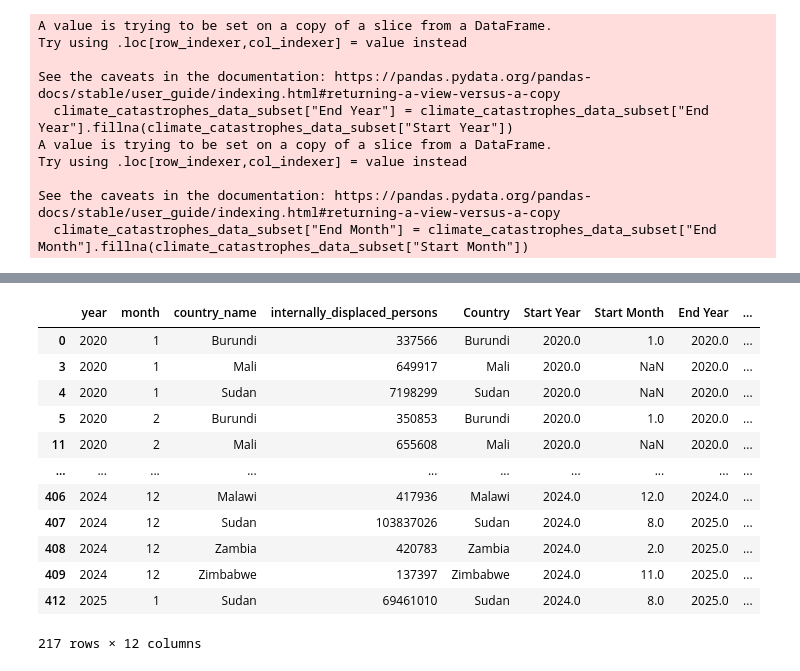
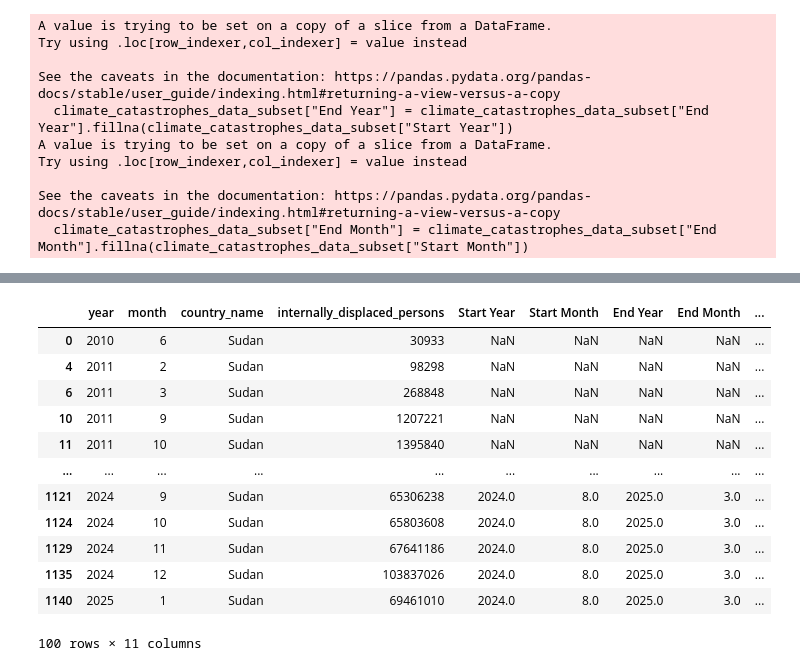
Before and after one commit to emijlop/climate-migration-project, a Jupyter notebook: 001_merge_data.ipynb, the cells around one changed output, grey strips where cells are left out. Saved outputs shown, nothing was run; the diff lists cells and outputs as text; code cells hidden in the pictures.

```diff
--- a/003_merge_data.ipynb
+++ b/001_merge_data.ipynb
@@ -223,22 +223,23 @@ merged_df
 # %%
-#drop NAs in the 'Country' column
+#drop 'Country' column
 
-merged_df = merged_df.dropna(subset=['Country'])
-merged_df
+merged_df.drop(columns=['Country'], inplace=True)
-# %% [output]
-|  | year | month | country_name | internally_displaced_persons | Country | Start Year | Start Month | End Year | ... |
-| 0 | 2020 | 1 | Burundi | 337566 | Burundi | 2020.0 | 1.0 | 2020.0 | ... |
-| 3 | 2020 | 1 | Mali | 649917 | Mali | 2020.0 | NaN | 2020.0 | ... |
-| 4 | 2020 | 1 | Sudan | 7198299 | Sudan | 2020.0 | NaN | 2020.0 | ... |
-| 5 | 2020 | 2 | Burundi | 350853 | Burundi | 2020.0 | 1.0 | 2020.0 | ... |
-| 11 | 2020 | 2 | Mali | 655608 | Mali | 2020.0 | NaN | 2020.0 | ... |
-| ... | ... | ... | ... | ... | ... | ... | ... | ... | ... |
-| 406 | 2024 | 12 | Malawi | 417936 | Malawi | 2024.0 | 12.0 | 2024.0 | ... |
-| 407 | 2024 | 12 | Sudan | 103837026 | Sudan | 2024.0 | 8.0 | 2025.0 | ... |
-| 408 | 2024 | 12 | Zambia | 420783 | Zambia | 2024.0 | 2.0 | 2025.0 | ... |
-| 409 | 2024 | 12 | Zimbabwe | 137397 | Zimbabwe | 2024.0 | 11.0 | 2025.0 | ... |
-| 412 | 2025 | 1 | Sudan | 69461010 | Sudan | 2024.0 | 8.0 | 2025.0 | ... |
-217 rows × 12 columns
+# %%
+merged_df[merged_df['country_name'] == 'Sudan']
+# %% [output]
+|  | year | month | country_name | internally_displaced_persons | Start Year | Start Month | End Year | End Month | ... |
+| 0 | 2010 | 6 | Sudan | 30933 | NaN | NaN | NaN | NaN | ... |
+| 4 | 2011 | 2 | Sudan | 98298 | NaN | NaN | NaN | NaN | ... |
+| 6 | 2011 | 3 | Sudan | 268848 | NaN | NaN | NaN | NaN | ... |
+| 10 | 2011 | 9 | Sudan | 1207221 | NaN | NaN | NaN | NaN | ... |
+| 11 | 2011 | 10 | Sudan | 1395840 | NaN | NaN | NaN | NaN | ... |
+| ... | ... | ... | ... | ... | ... | ... | ... | ... | ... |
+| 1121 | 2024 | 9 | Sudan | 65306238 | 2024.0 | 8.0 | 2025.0 | 3.0 | ... |
+| 1124 | 2024 | 10 | Sudan | 65803608 | 2024.0 | 8.0 | 2025.0 | 3.0 | ... |
+| 1129 | 2024 | 11 | Sudan | 67641186 | 2024.0 | 8.0 | 2025.0 | 3.0 | ... |
+| 1135 | 2024 | 12 | Sudan | 103837026 | 2024.0 | 8.0 | 2025.0 | 3.0 | ... |
+| 1140 | 2025 | 1 | Sudan | 69461010 | 2024.0 | 8.0 | 2025.0 | 3.0 | ... |
+100 rows × 11 columns
 # %%
 #count NAs per column
 na_counts = merged_df.isna().sum()
```
Also changed, not shown: parts of 14 cells of this notebook, 2 other files.
